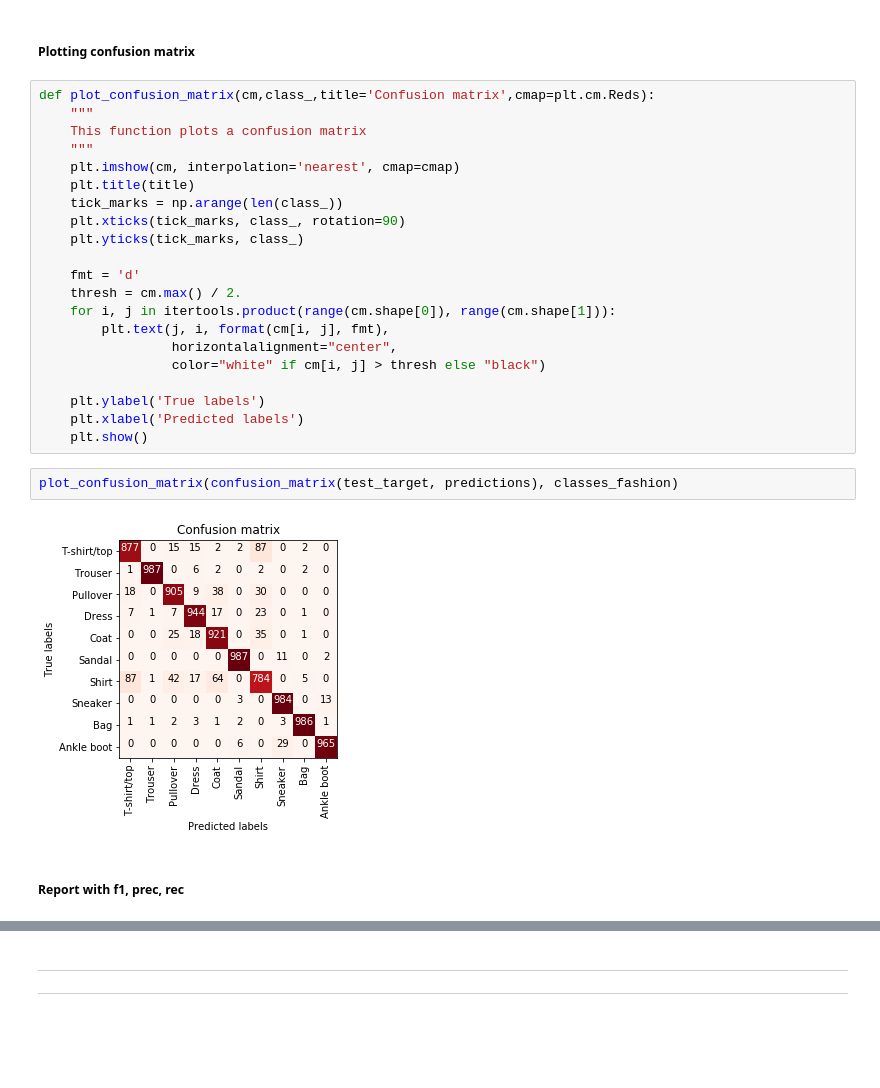
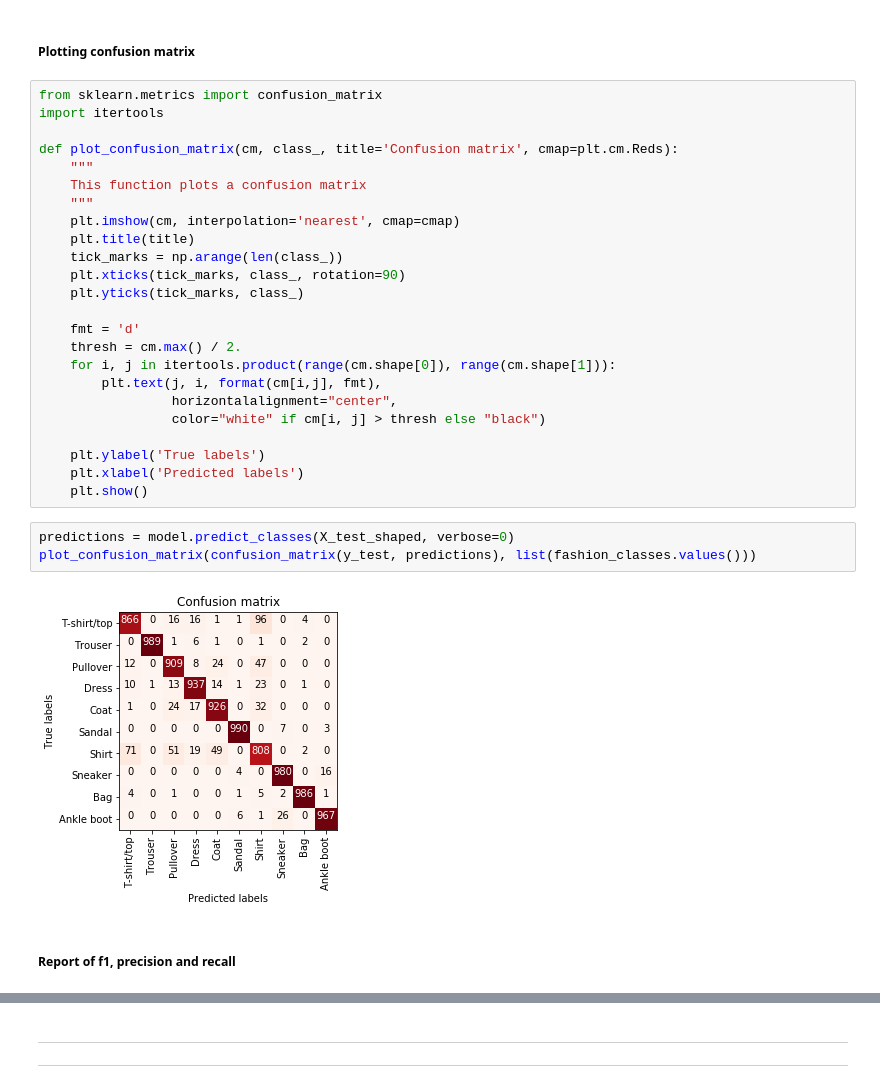
Before and after one commit to cmasch/zalando-fashion-mnist, a Jupyter notebook: Simple_Convolutional_Neural_Network_Fashion-MNIST.ipynb, the cells around one changed output, grey strips where cells are left out. Saved outputs shown, nothing was run; the diff lists cells and outputs as text; blank space fills up the shorter version.

```diff
--- a/Simple_Convolutional_Neural_Network_Fashion-MNIST.ipynb
+++ b/Simple_Convolutional_Neural_Network_Fashion-MNIST.ipynb
@@ -448,7 +422,10 @@ plot_sample_predictions(classes_fashion, model, test_data, test_target)
 # %% [markdown]
 ##### Plotting confusion matrix
 # %%
-def plot_confusion_matrix(cm,class_,title='Confusion matrix',cmap=plt.cm.Reds):
+from sklearn.metrics import confusion_matrix
+import itertools
+
+def plot_confusion_matrix(cm, class_, title='Confusion matrix', cmap=plt.cm.Reds):
     """
     This function plots a confusion matrix
     """
@@ -461,16 +438,17 @@ def plot_confusion_matrix(cm,class_,title='Confusion matrix',cmap=plt.cm.Reds):
     fmt = 'd'
     thresh = cm.max() / 2.
     for i, j in itertools.product(range(cm.shape[0]), range(cm.shape[1])):
-        plt.text(j, i, format(cm[i, j], fmt),
+        plt.text(j, i, format(cm[i,j], fmt),
                  horizontalalignment="center",
                  color="white" if cm[i, j] > thresh else "black")
 
     plt.ylabel('True labels')
     plt.xlabel('Predicted labels')
     plt.show()
-# %%
-plot_confusion_matrix(confusion_matrix(test_target, predictions), classes_fashion)
-# %% [output]
-[figure, removed]
+# %%
+predictions = model.predict_classes(X_test_shaped, verbose=0)
+plot_confusion_matrix(confusion_matrix(y_test, predictions), list(fashion_classes.values()))
+# %% [output]
+[figure, added]
 # %% [markdown]
-##### Report with f1, prec, rec
+##### Report of f1, precision and recall
```
Also changed, not shown: parts of 55 cells of this notebook, 9 other files.
